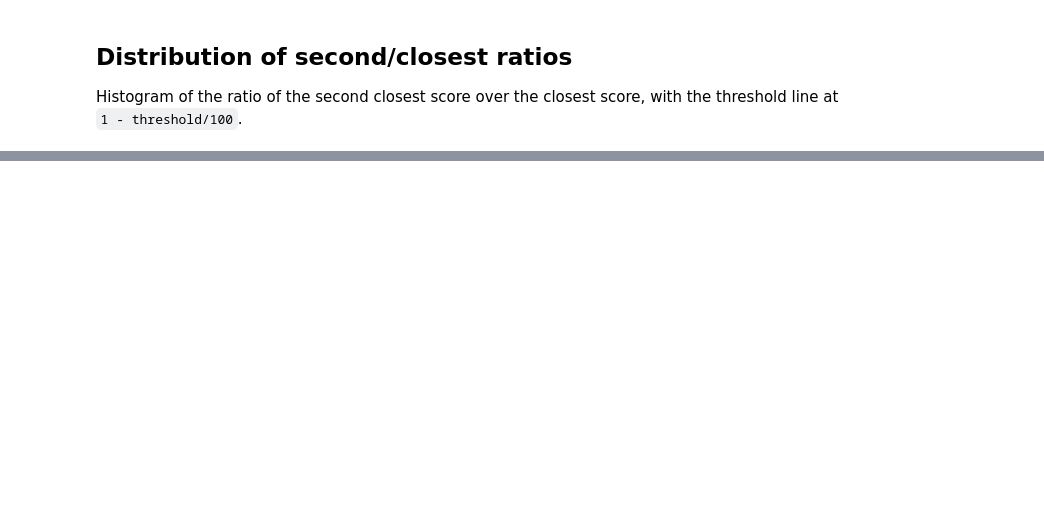
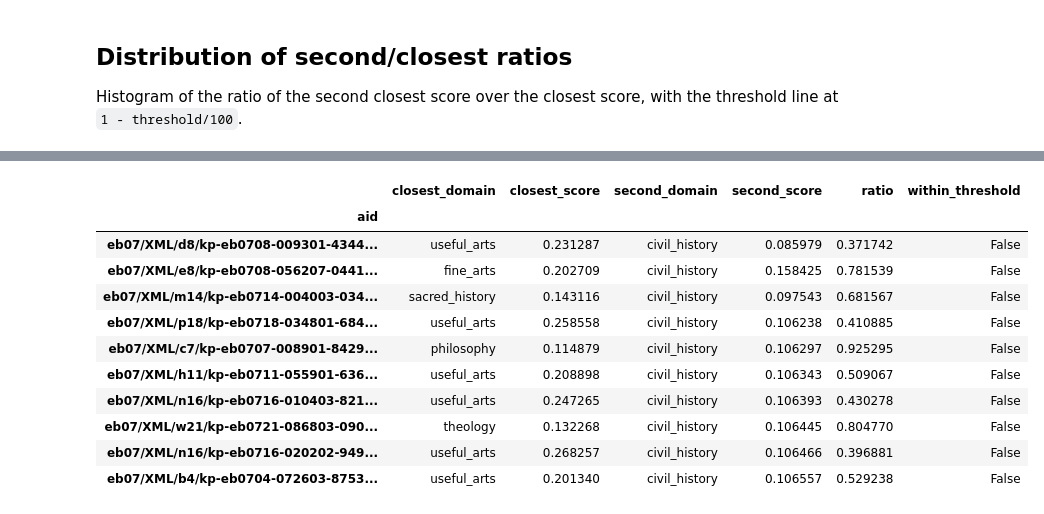
Before and after one commit to kingsdigitallab/eb-pre, a Jupyter notebook: notebooks/domain_closeness.ipynb, the cells around one changed output, grey strips where cells are left out. Drawn from its saved outputs; the diff is of its cells as text; code cells hidden in the pictures; blank space fills up the shorter version.

```diff
--- a/notebooks/domain_closeness.ipynb
+++ b/notebooks/domain_closeness.ipynb
@@ -166,0 +207,15 @@ plt.show()
+# %%
+df.sort_values('second_domain', ascending=True).head(10)
+# %% [output]
+|  | closest_domain | closest_score | second_domain | second_score | ratio | within_threshold |
+| aid |  |  |  |  |  |  |
+| eb07/XML/d8/kp-eb0708-009301-4344... | useful_arts | 0.231287 | civil_history | 0.085979 | 0.371742 | False |
+| eb07/XML/e8/kp-eb0708-056207-0441... | fine_arts | 0.202709 | civil_history | 0.158425 | 0.781539 | False |
+| eb07/XML/m14/kp-eb0714-004003-034... | sacred_history | 0.143116 | civil_history | 0.097543 | 0.681567 | False |
+| eb07/XML/p18/kp-eb0718-034801-684... | useful_arts | 0.258558 | civil_history | 0.106238 | 0.410885 | False |
+| eb07/XML/c7/kp-eb0707-008901-8429... | philosophy | 0.114879 | civil_history | 0.106297 | 0.925295 | False |
+| eb07/XML/h11/kp-eb0711-055901-636... | useful_arts | 0.208898 | civil_history | 0.106343 | 0.509067 | False |
+| eb07/XML/n16/kp-eb0716-010403-821... | useful_arts | 0.247265 | civil_history | 0.106393 | 0.430278 | False |
+| eb07/XML/w21/kp-eb0721-086803-090... | theology | 0.132268 | civil_history | 0.106445 | 0.804770 | False |
+| eb07/XML/n16/kp-eb0716-020202-949... | useful_arts | 0.268257 | civil_history | 0.106466 | 0.396881 | False |
+| eb07/XML/b4/kp-eb0704-072603-8753... | useful_arts | 0.201340 | civil_history | 0.106557 | 0.529238 | False |
```
Also changed, not shown: parts of 10 cells of this notebook.
